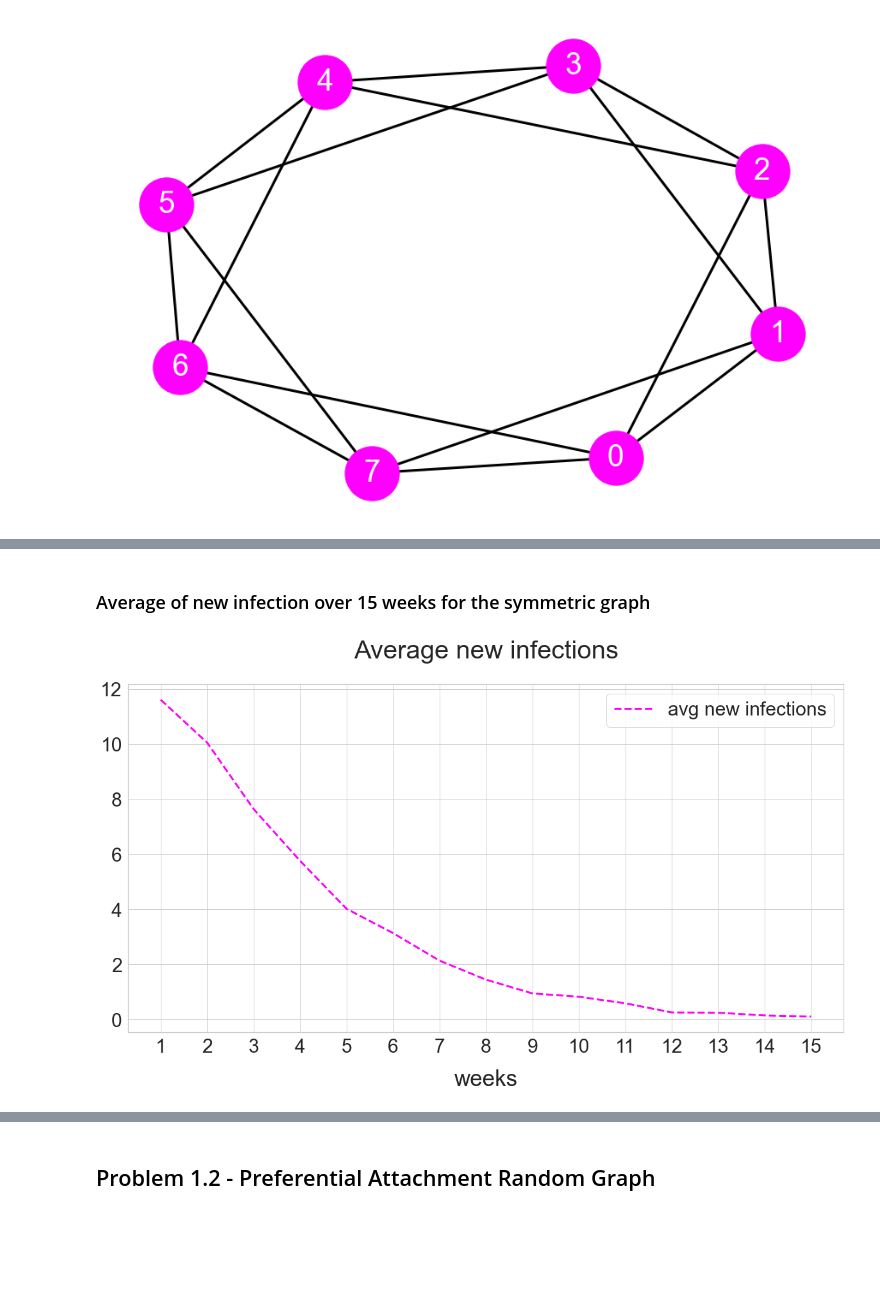
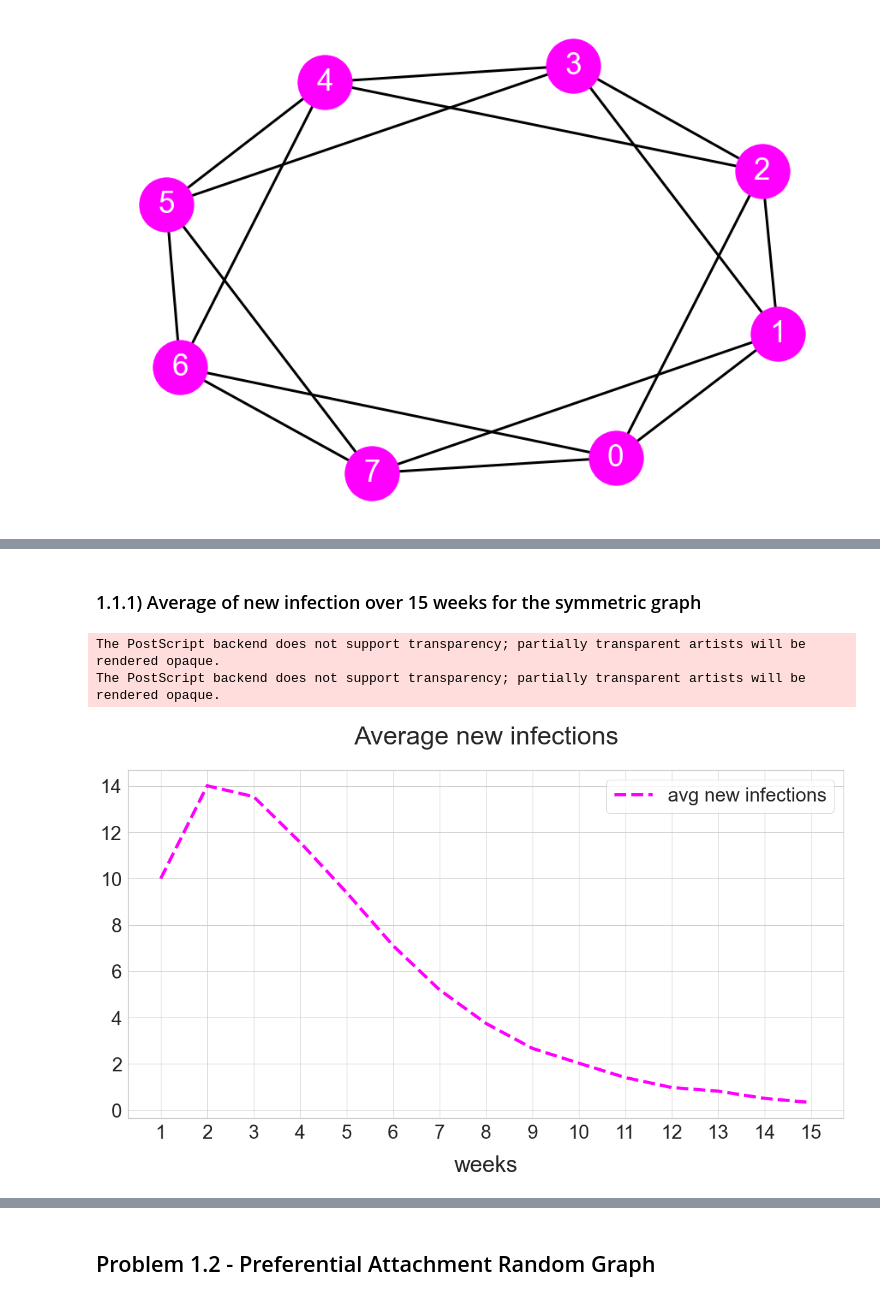
Before and after one commit to fabioeterno/Network_Homework, a Jupyter notebook: Homework3/Hw3.ipynb, the cells around one changed output, grey strips where cells are left out. Saved outputs shown, nothing was run; the diff lists cells and outputs as text; code cells hidden in the pictures; blank space fills up the shorter version.

```diff
--- a/Homework3/Hw3.ipynb
+++ b/Homework3/Hw3.ipynb
@@ -228,5 +228,6 @@ def epidemics_statistics(n_week, avg_susceptible, avg_infected, avg_recovered, a
 # %%
 avg_susceptible, avg_infected, avg_recovered, avg_new_infection = simulate_epidemics(G)
 epidemics_statistics(15, avg_susceptible, avg_infected, avg_recovered, avg_new_infection)
+avg_infected_symmetric = avg_infected.copy()
 # %% [output]
 avg susceptible:
@@ -240,24 +241,26 @@ avg new infection:
 [figure]
 # %% [markdown]
-### Average of new infection over 15 weeks for the symmetric graph
+### 1.1.1) Average of new infection over 15 weeks for the symmetric graph
 # %%
 fig, ax1= plt.subplots(1,1,figsize=(20,10))
 x = list(np.arange(1, 16))
 ax1.set_xticks(x)
 
 
-ax1.plot(x, avg_new_infection, label="avg new infections", color = 'magenta', linestyle='--'
-         , linewidth=3)
+ax1.plot(x, avg_infected_symmetric, label="avg new infections", color = 'magenta', linestyle='--'
+         , linewidth=5)
 
 
 ax1.set_title("Average new infections", fontsize=40, pad=40)
 ax1.set_xlabel("weeks", fontsize=35)
 ax1.xaxis.labelpad = 20
 ax1.tick_params(axis='x', labelsize=30)
 ax1.tick_params(axis='y', labelsize=30)
 ax1.legend(fontsize=30)
-#plt.savefig('02_avg_infected_symm.png', bbox_inches='tight')
+plt.savefig('02_avg_infected_symm.eps', bbox_inches='tight', format='eps')
 plt.show()
 # %% [output]
+The PostScript backend does not support transparency; partially transparent artists will be rendered opaque.
+The PostScript backend does not support transparency; partially transparent artists will be rendered opaque.
-[figure, old version]
+[figure, new version]
 # %% [markdown]
```
Also changed, not shown: parts of 28 cells of this notebook.
